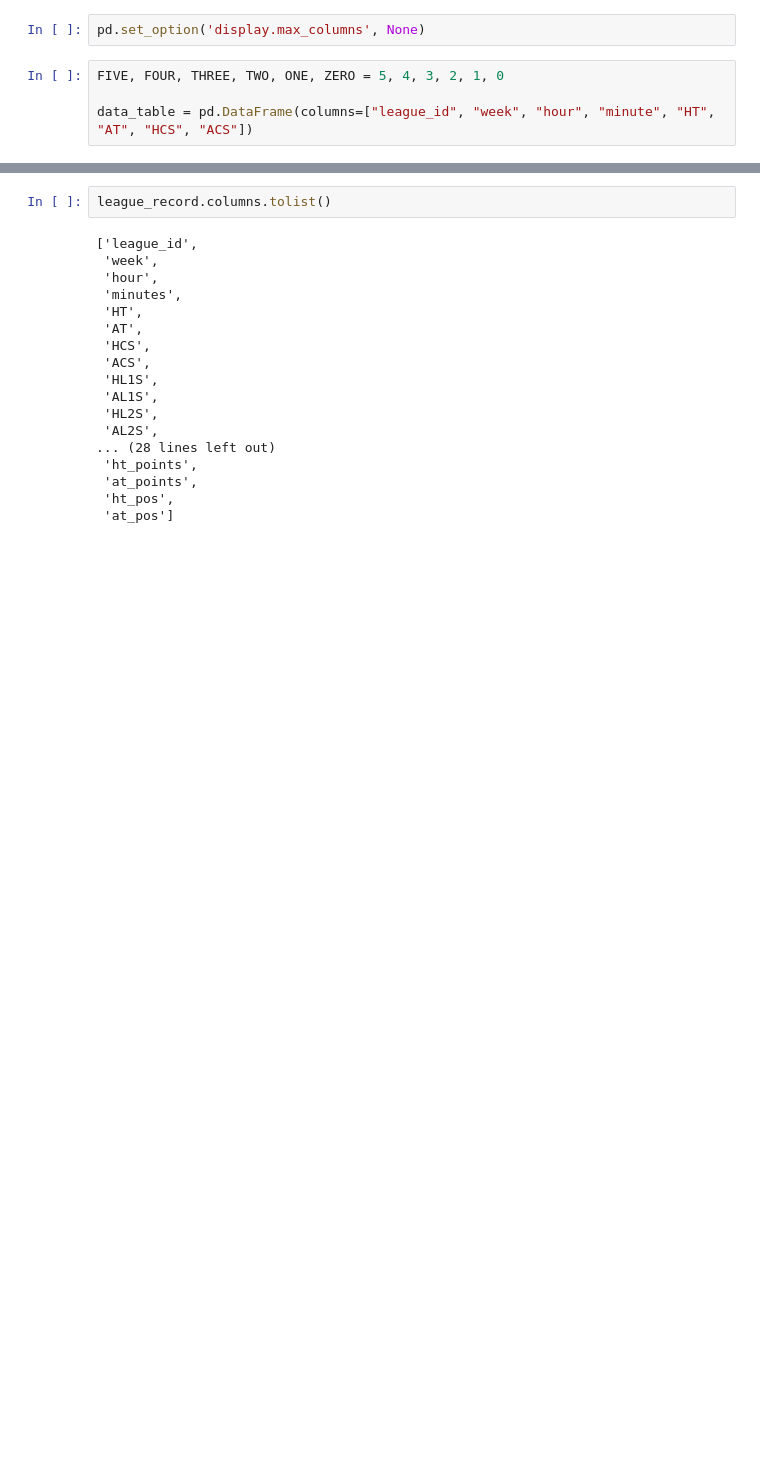
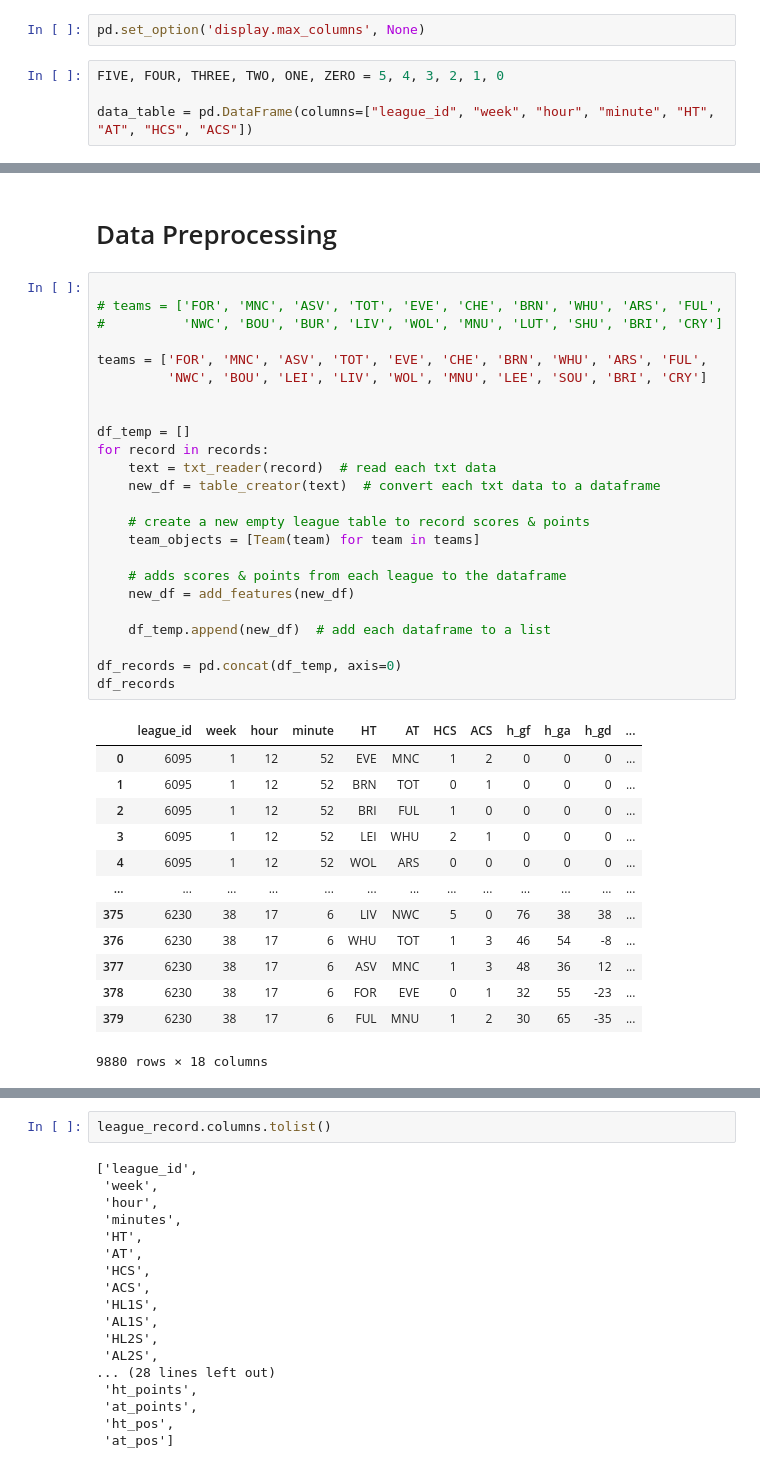
Before and after one commit to CJay-Cipher/virtual_football_league_predictor, a Jupyter notebook: main_nb.ipynb, the cells around one changed output, grey strips where cells are left out. Saved outputs shown, nothing was run; the diff lists cells and outputs as text; blank space fills up the shorter version.

```diff
--- a/main_nb.ipynb
+++ b/main_nb.ipynb
@@ -166,0 +151,40 @@ Goals Against: 2
+# %% [markdown]
+# Data Preprocessing
+# %%
+
+# teams = ['FOR', 'MNC', 'ASV', 'TOT', 'EVE', 'CHE', 'BRN', 'WHU', 'ARS', 'FUL',
+#          'NWC', 'BOU', 'BUR', 'LIV', 'WOL', 'MNU', 'LUT', 'SHU', 'BRI', 'CRY']
+
+teams = ['FOR', 'MNC', 'ASV', 'TOT', 'EVE', 'CHE', 'BRN', 'WHU', 'ARS', 'FUL',
+         'NWC', 'BOU', 'LEI', 'LIV', 'WOL', 'MNU', 'LEE', 'SOU', 'BRI', 'CRY']
+
+
+df_temp = []
+for record in records:
+    text = txt_reader(record)  # read each txt data
+    new_df = table_creator(text)  # convert each txt data to a dataframe
+
+    # create a new empty league table to record scores & points
+    team_objects = [Team(team) for team in teams]
+
+    # adds scores & points from each league to the dataframe
+    new_df = add_features(new_df)
+
+    df_temp.append(new_df)  # add each dataframe to a list
+
+df_records = pd.concat(df_temp, axis=0)
+df_records
+# %% [output]
+|  | league_id | week | hour | minute | HT | AT | HCS | ACS | h_gf | h_ga | h_gd | ... |
+| 0 | 6095 | 1 | 12 | 52 | EVE | MNC | 1 | 2 | 0 | 0 | 0 | ... |
+| 1 | 6095 | 1 | 12 | 52 | BRN | TOT | 0 | 1 | 0 | 0 | 0 | ... |
+| 2 | 6095 | 1 | 12 | 52 | BRI | FUL | 1 | 0 | 0 | 0 | 0 | ... |
+| 3 | 6095 | 1 | 12 | 52 | LEI | WHU | 2 | 1 | 0 | 0 | 0 | ... |
+| 4 | 6095 | 1 | 12 | 52 | WOL | ARS | 0 | 0 | 0 | 0 | 0 | ... |
+| ... | ... | ... | ... | ... | ... | ... | ... | ... | ... | ... | ... | ... |
+| 375 | 6230 | 38 | 17 | 6 | LIV | NWC | 5 | 0 | 76 | 38 | 38 | ... |
+| 376 | 6230 | 38 | 17 | 6 | WHU | TOT | 1 | 3 | 46 | 54 | -8 | ... |
+| 377 | 6230 | 38 | 17 | 6 | ASV | MNC | 1 | 3 | 48 | 36 | 12 | ... |
+| 378 | 6230 | 38 | 17 | 6 | FOR | EVE | 0 | 1 | 32 | 55 | -23 | ... |
+| 379 | 6230 | 38 | 17 | 6 | FUL | MNU | 1 | 2 | 30 | 65 | -35 | ... |
+9880 rows × 18 columns
```
Also changed, not shown: parts of 20 cells of this notebook, 1 other file.
